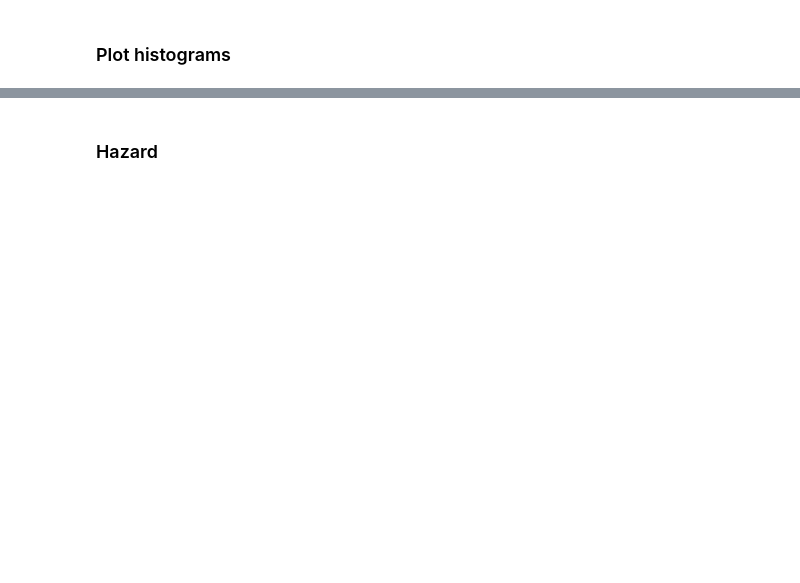
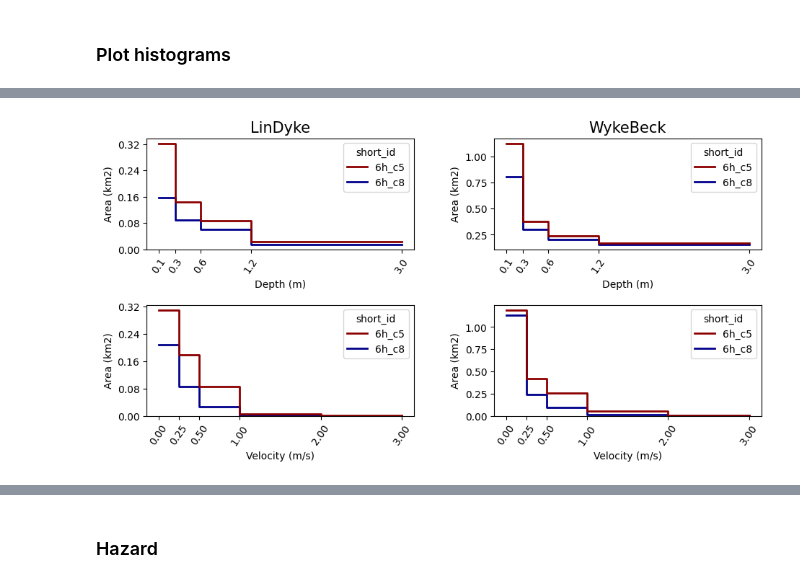
Before and after one commit to masher92/UKCP18, a Jupyter notebook: CatchmentAnalysis/PlotsForPaper/PlotsForPaper.ipynb, the cells around one changed output, grey strips where cells are left out. Cells and saved outputs as stored; diff of their text form; code cells hidden in the pictures; blank space fills up the shorter version.

```diff
--- a/CatchmentAnalysis/PlotsForPaper/PlotsForPaper.ipynb
+++ b/CatchmentAnalysis/PlotsForPaper/PlotsForPaper.ipynb
@@ -413,0 +374,5 @@ df_velocity_idealised = plot_histogram_weighted(individual_cell_values_ip,  'Vel
+# %%
+df_observed_notwater = plot_histogram_weighted(individual_cell_values_op_dict,'Observed','OP','6h_c8', '6h_c5' ,
+                                      filter_out_water = True, title= True)
+# %% [output]
+[figure, added]
```
Also changed, not shown: parts of 31 cells of this notebook, 12 other files.
